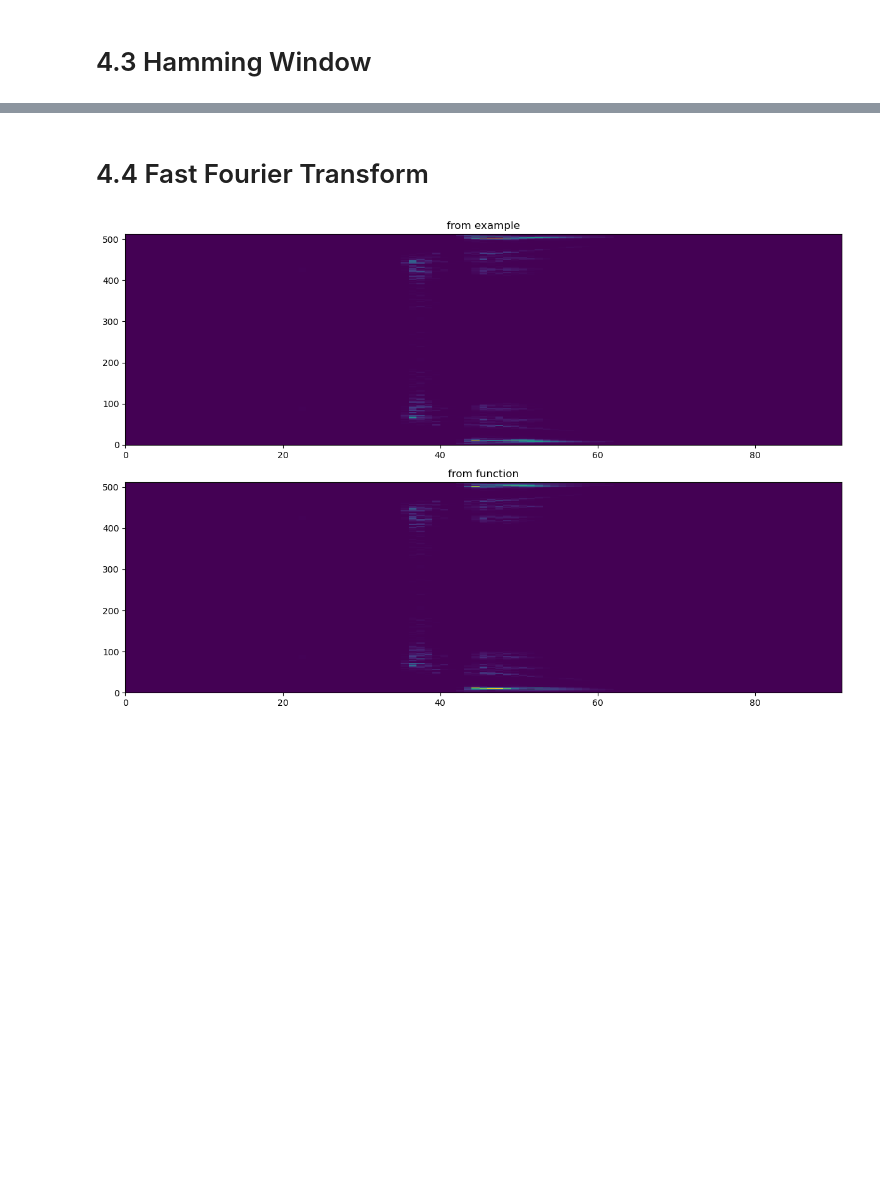
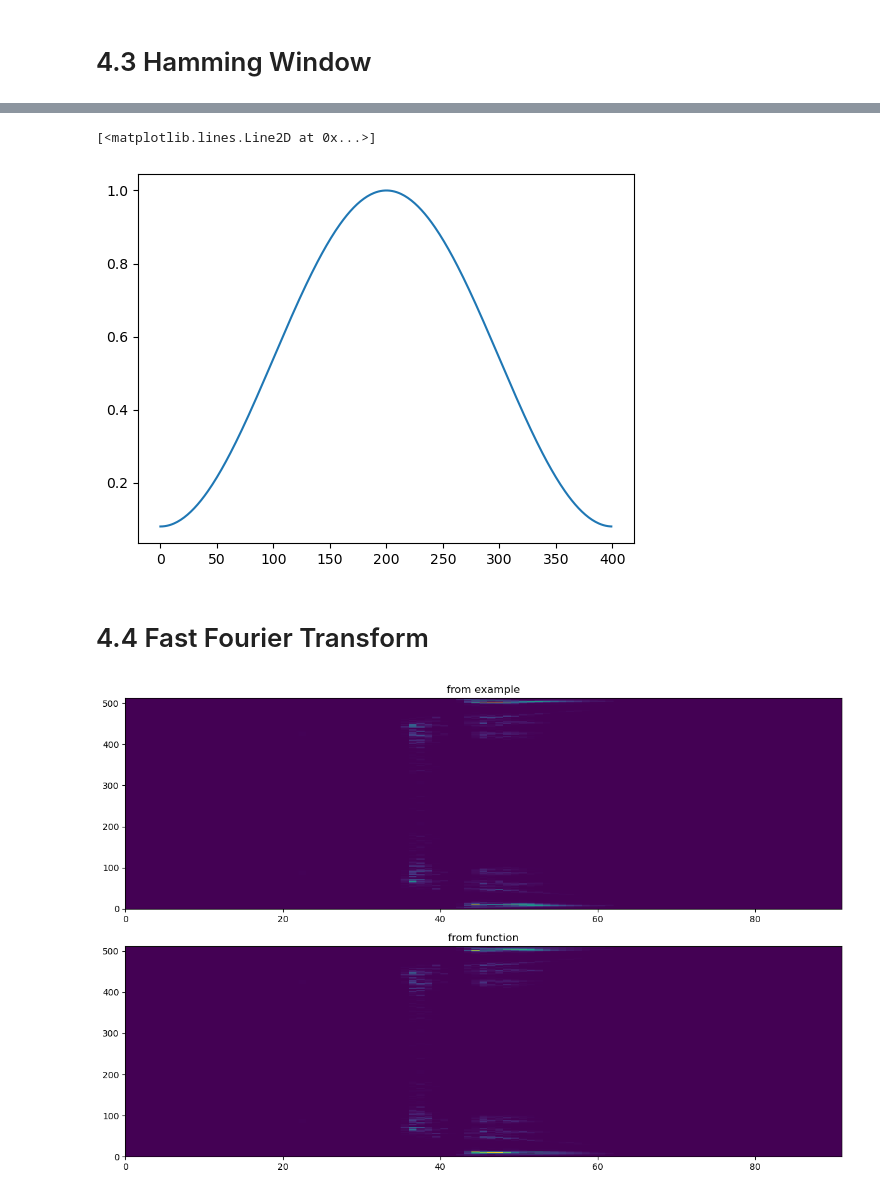
Before and after one commit to haya-hyh/speech-speaker-recognition-, a Jupyter notebook: lab1/lab1.ipynb, the cells around one changed output, grey strips where cells are left out. Saved outputs shown, nothing was run; the diff lists cells and outputs as text; code cells hidden in the pictures; blank space fills up the shorter version.

```diff
--- a/lab1/lab1.ipynb
+++ b/lab1/lab1.ipynb
@@ -99,3 +111,11 @@ plot_comparison(example["windowed"].T,outcome_window.T)
+# %%
+M = 400
+wind = hamming(M, sym=False)
+
+plt.plot(wind)
+# %% [output]
+[<matplotlib.lines.Line2D at 0x...>]
+[figure, added]
 # %% [markdown]
 # 4.4 Fast Fourier Transform
 # %%
```
Also changed, not shown: parts of 25 cells of this notebook.
